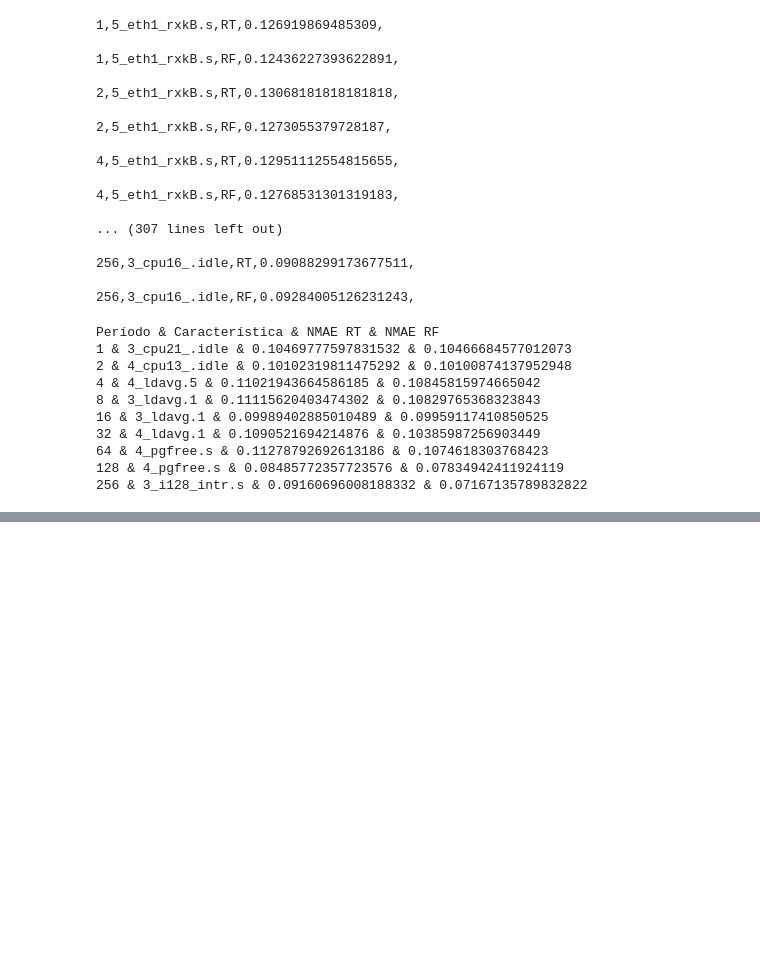
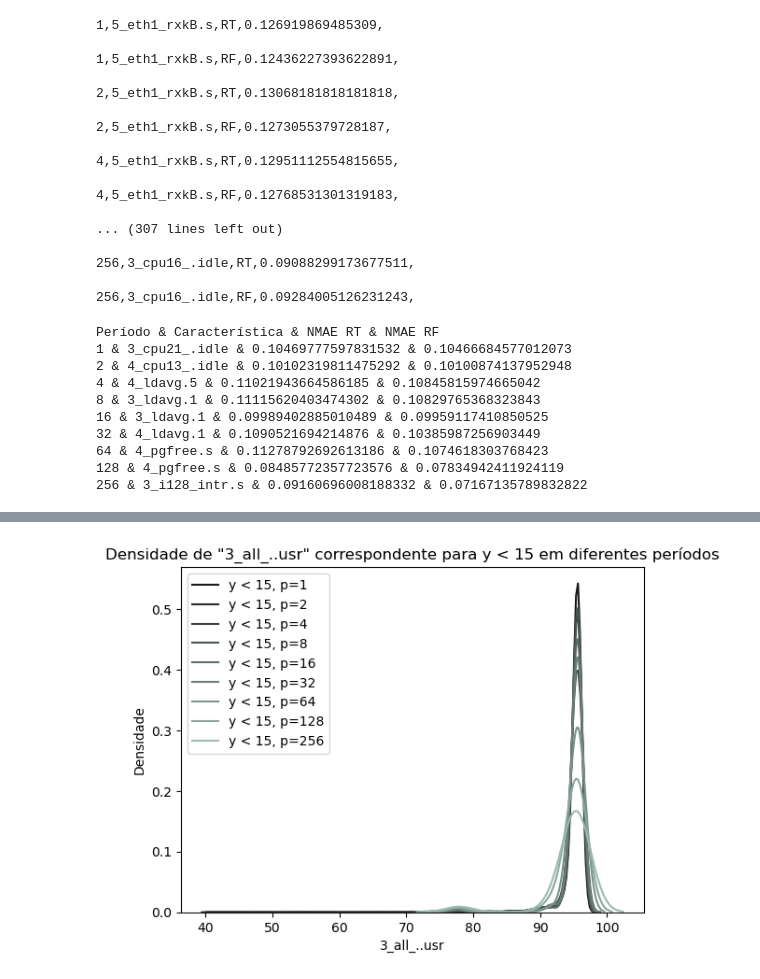
Before and after one commit to DaviVilarinho/ic-intervalo-qos, a Jupyter notebook: AnaliseTPTT.ipynb, the cells around one changed output, grey strips where cells are left out. Cells and saved outputs as stored; diff of their text form; code cells hidden in the pictures; blank space fills up the shorter version.

```diff
--- a/AnaliseTPTT.ipynb
+++ b/AnaliseTPTT.ipynb
@@ -142,0 +201,25 @@ Período & Característica & NMAE RT & NMAE RF
+# %%
+plt.title('Densidade de "3_all_..usr" correspondente para y < 15 em diferentes períodos')
+plt.ylabel('Densidade')
+plt.xlabel('3_all_..usr')
+#plt.yscale('log')
+
+col = .08
+for period in [1,2,4,8,16,32,64,128,256]:
+    x_filtered = x[x.index % period == 0]
+
+    y_filtered = y[y.index % period == 0]
+
+    xmenorque15 = x_filtered[y_filtered['DispFrames'] < 15]
+    ymenorque15 = y_filtered[y_filtered['DispFrames'] < 15]
+
+    xmaiorque20 = x_filtered[y_filtered['DispFrames'] > 20]
+    ymaiorque20 = y_filtered[y_filtered['DispFrames'] > 20]
+
+    #sns.ecdfplot(xmenorque15['3_all_..usr'], label=f'y < 15, p={period}', color=(col*1.1, col*1.3, col*1.25))
+    sns.kdeplot(xmenorque15['3_all_..usr'], label=f'y < 15, p={period}', color=(col*1.1, col*1.3, col*1.25))
+    col += 0.06
+plt.legend()
+plt.show()
+# %% [output]
+[figure, added]
```
Also changed, not shown: parts of 6 cells of this notebook, 1 other file.
